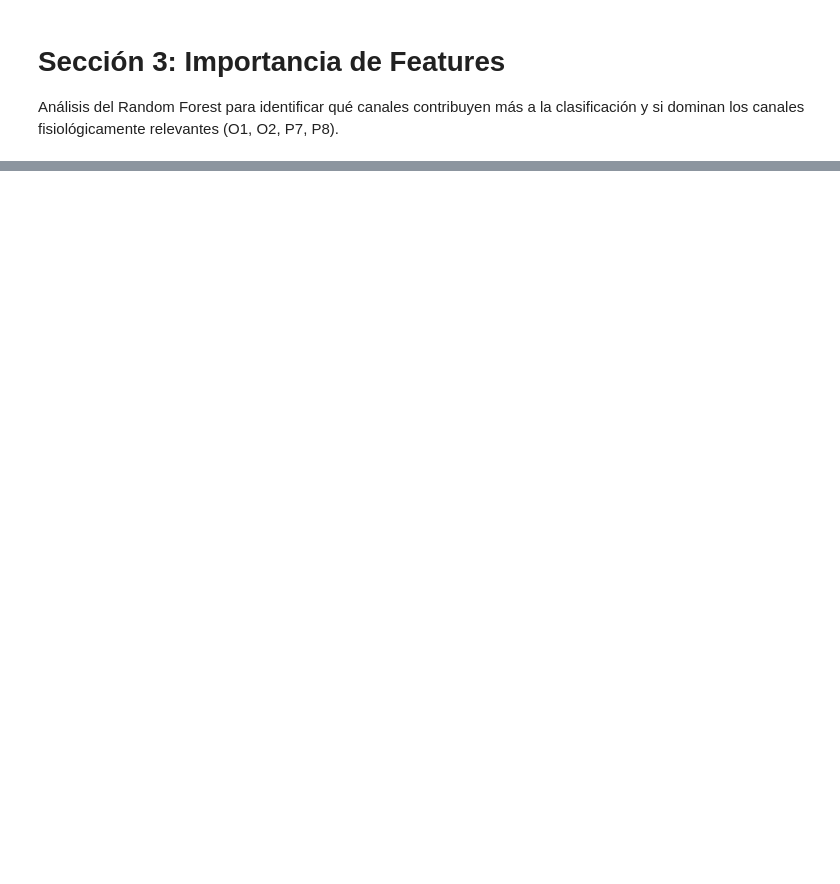
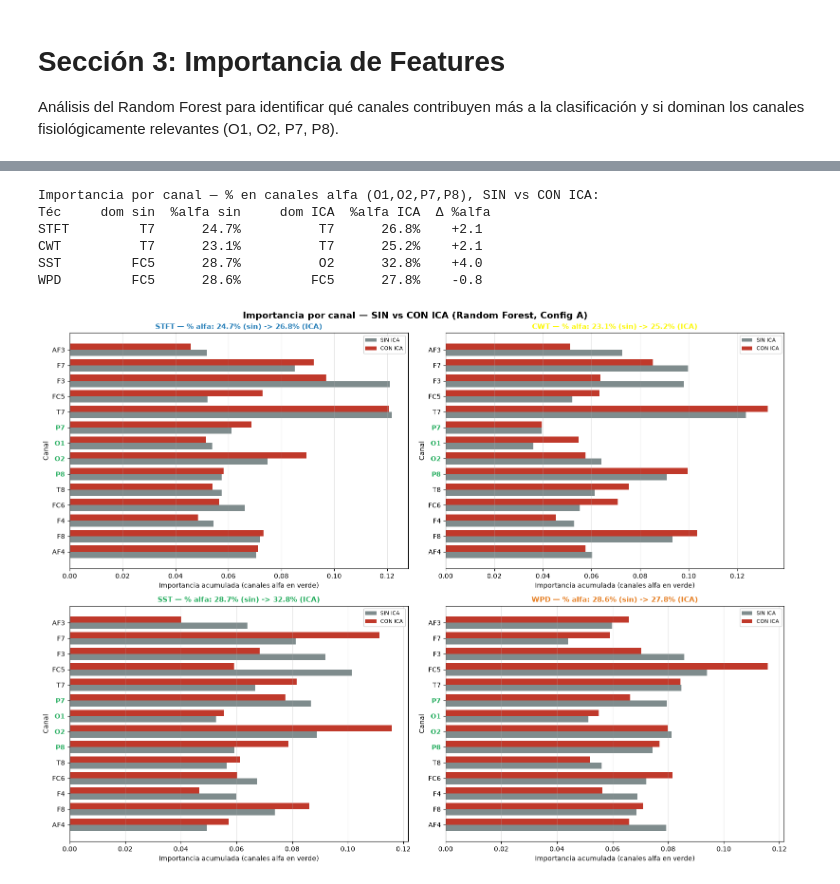
Before and after one commit to benjaauf/Proyecto_INF405, a Jupyter notebook: 06_CLASIFICACION.ipynb, the cells around one changed output, grey strips where cells are left out. Drawn from its saved outputs; the diff is of its cells as text; code cells hidden in the pictures; blank space fills up the shorter version.

```diff
--- a/06_CLASIFICACION.ipynb
+++ b/06_CLASIFICACION.ipynb
@@ -545,0 +550,55 @@ plt.show()
+# %%
+## Importancia por canal CON ICA (mismo RF, mismo split, Config A)
+def _imp_por_canal_ica():
+    out = {}
+    for tecnica in TECNICAS:
+        df = pd.read_csv(f'data/features/features_{tecnica.lower()}_ica.csv')
+        X = df.drop('label', axis=1).values; y = df['label'].values
+        Xtr = X[train_indices][:, idx_config_a]
+        sc = StandardScaler(); Xtr_sc = sc.fit_transform(Xtr)
+        rf = clone(classifiers['Random Forest']); rf.fit(Xtr_sc, y[train_indices])
+        imp_df = pd.DataFrame({'Feature': feature_names_a, 'Importance': rf.feature_importances_})
+        imp_df['Canal'] = imp_df['Feature'].str.split('_').str[0]
+        out[tecnica] = imp_df.groupby('Canal')['Importance'].sum()
+    return out
+
+importance_by_tecnica_ica = _imp_por_canal_ica()
+
+print('Importancia por canal — % en canales alfa (O1,O2,P7,P8), SIN vs CON ICA:')
+print(f"{'Téc':6s}{'dom sin':>9}{'%alfa sin':>11}   {'dom ICA':>9}{'%alfa ICA':>11}{'Δ %alfa':>9}")
+for t in TECNICAS:
+    s = importance_by_tecnica[t]; c = importance_by_tecnica_ica[t]
+    ps = s[s.index.isin(canales_alfa_list)].sum() / s.sum() * 100
+    pc = c[c.index.isin(canales_alfa_list)].sum() / c.sum() * 100
+    print(f'{t:6s}{s.idxmax():>9}{ps:>10.1f}%   {c.idxmax():>9}{pc:>10.1f}%{pc-ps:>+8.1f}')
+# %% [output]
+Importancia por canal — % en canales alfa (O1,O2,P7,P8), SIN vs CON ICA:
+Téc     dom sin  %alfa sin     dom ICA  %alfa ICA  Δ %alfa
+STFT         T7      24.7%          T7      26.8%    +2.1
+CWT          T7      23.1%          T7      25.2%    +2.1
+SST         FC5      28.7%          O2      32.8%    +4.0
+WPD         FC5      28.6%         FC5      27.8%    -0.8
+# %%
+## Grafico 2x2: importancia por canal SIN vs CON ICA (orden fijo de canales)
+fig, axes = plt.subplots(2, 2, figsize=(16, 12))
+fig.suptitle('Importancia por canal — SIN vs CON ICA (Random Forest, Config A)', fontsize=14, fontweight='bold')
+y = np.arange(len(canales_todos)); h = 0.4
+for ax, tecnica in zip(axes.flat, TECNICAS):
+    s = importance_by_tecnica[tecnica]; c = importance_by_tecnica_ica[tecnica]
+    ax.barh(y + h/2, [s.get(ch, 0) for ch in canales_todos], h, label='SIN ICA', color='#7f8c8d')
+    ax.barh(y - h/2, [c.get(ch, 0) for ch in canales_todos], h, label='CON ICA', color='#c0392b')
+    ax.set_yticks(y); ax.set_yticklabels(canales_todos)
+    for tl in ax.get_yticklabels():
+        if tl.get_text() in canales_alfa_list:
+            tl.set_color('#27ae60'); tl.set_fontweight('bold')
+    ax.invert_yaxis()
+    pc = c[c.index.isin(canales_alfa_list)].sum() / c.sum() * 100
+    ps = s[s.index.isin(canales_alfa_list)].sum() / s.sum() * 100
+    ax.set_title(f'{tecnica} — % alfa: {ps:.1f}% (sin) -> {pc:.1f}% (ICA)', fontsize=11, fontweight='bold', color=COLORS[tecnica])
+    ax.set_xlabel('Importancia acumulada (canales alfa en verde)'); ax.set_ylabel('Canal')
+    ax.grid(axis='x', alpha=0.3); ax.legend(fontsize=8)
+plt.tight_layout()
+plt.savefig('files/importancia_canal_ica_06.png', dpi=120, bbox_inches='tight')
+plt.show()
+# %% [output]
+[figure, added]
```
Also changed, not shown: parts of 14 cells of this notebook, 13 other files.
